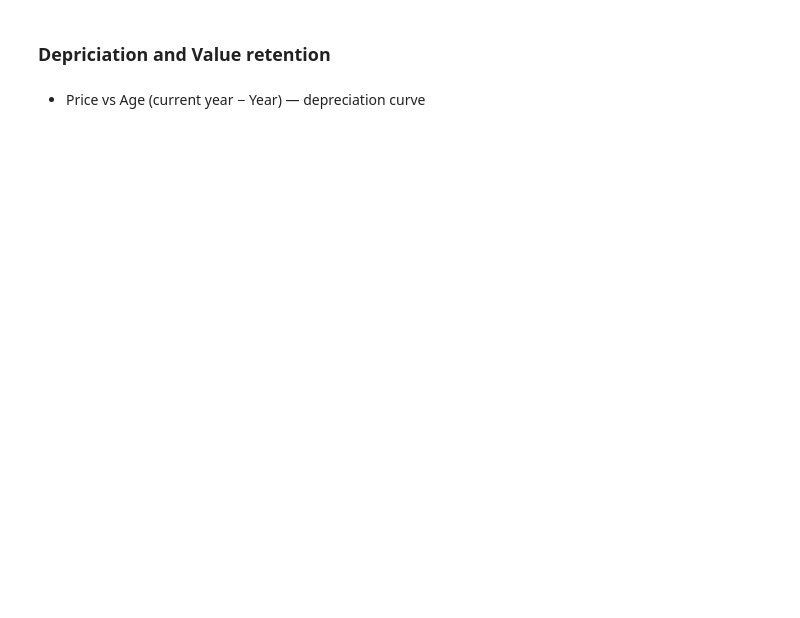
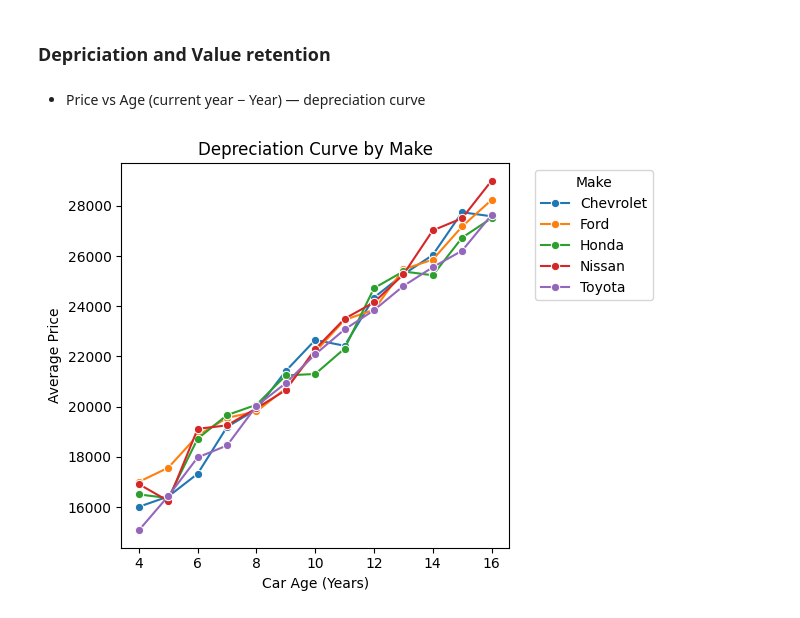
Before and after one commit to Success007T/Car-price-analsis-and-prediction-models, a Jupyter notebook: notebooks/analysis.ipynb, the cells around one changed output. Drawn from its saved outputs; the diff is of its cells as text; code cells hidden in the pictures; blank space fills up the shorter version.

Commit message:
end of analysis, predictive modeling begins

```diff
--- a/notebooks/analysis.ipynb
+++ b/notebooks/analysis.ipynb
@@ -384,3 +374,20 @@ plt.show()
 ### Depriciation and Value retention
 # %% [markdown]
 - Price vs Age (current year − Year) — depreciation curve
+# %%
+#depreciation curve
+top_makes = cars['Make'].value_counts().index
+df_top = cars[cars['Make'].isin(top_makes)]
+
+avg_by_age_make = df_top.groupby(['Make', 'Age'])['Price'].mean().reset_index()
+
+sns.lineplot(data=avg_by_age_make, x='Age', y='Price', hue='Make', marker='o')
+plt.title('Depreciation Curve by Make')
+plt.xlabel('Car Age (Years)')
+plt.ylabel('Average Price')
+plt.legend(title='Make', bbox_to_anchor=(1.05, 1), loc='upper left')
+plt.savefig(r"C:\Users\user\Desktop\Mine\docs\Car price analsis and prediction models\visualizations\depreciation curve by make.png")
+plt.tight_layout()
+plt.show()
+# %% [output]
+[figure, added]
```
Also changed, not shown: parts of 39 cells of this notebook, 8 other files.
